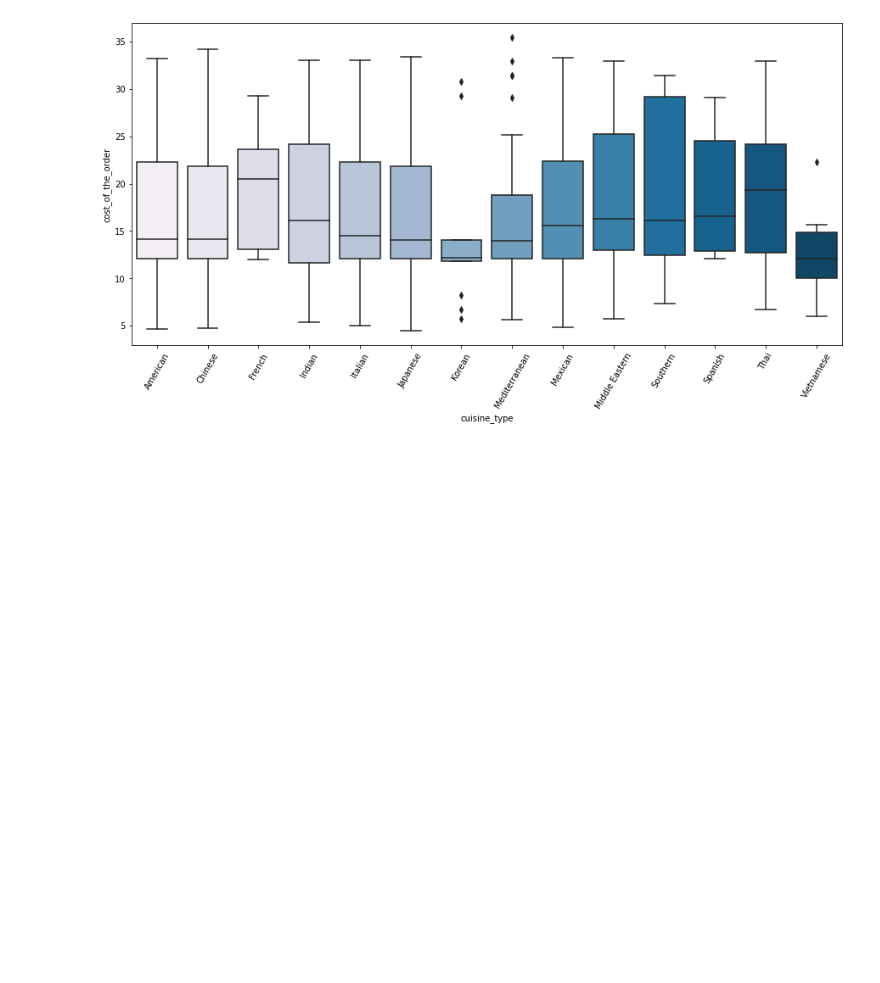
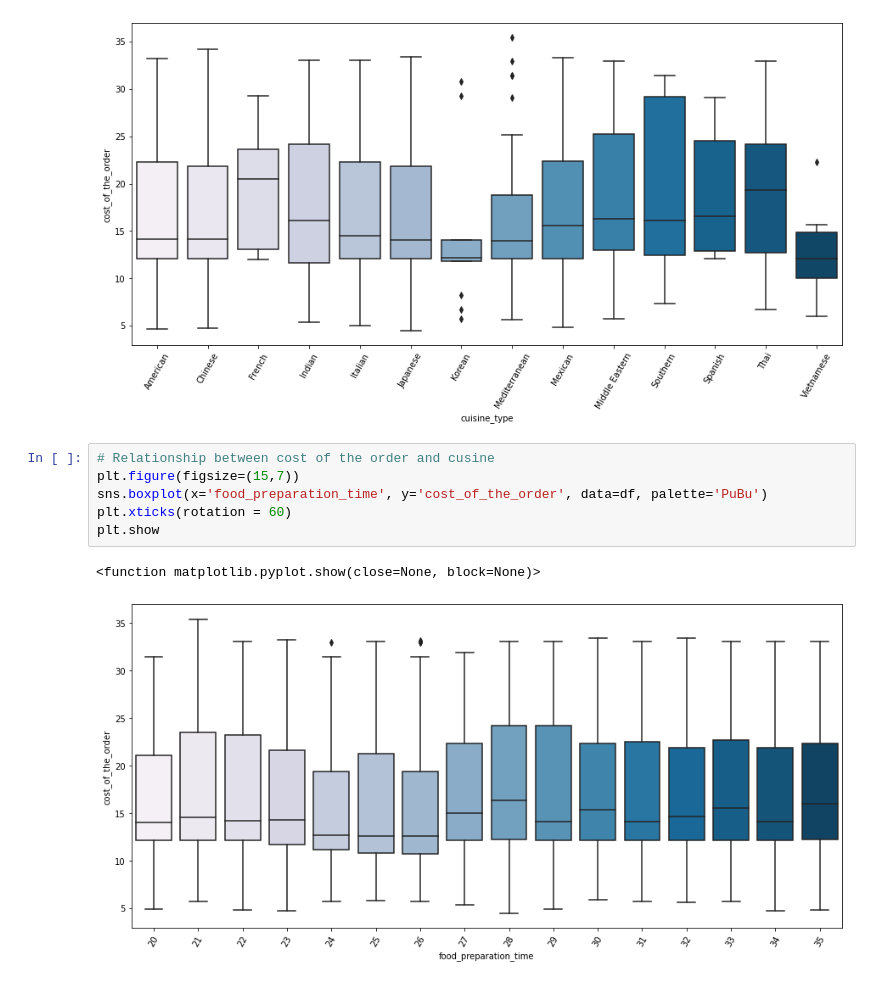
Before and after one commit to data-abdul/Data-Analysis-and-Visualization, a Jupyter notebook: 02 Data Analysis/EDA-FoodHub/FoodHub.ipynb, the cells around one changed output. Cells and saved outputs as stored; diff of their text form; blank space fills up the shorter version.

```diff
--- a/02 Data Analysis/EDA-FoodHub/FoodHub.ipynb
+++ b/02 Data Analysis/EDA-FoodHub/FoodHub.ipynb
@@ -315,3 +315,12 @@ plt.show
 # %% [output]
 <function matplotlib.pyplot.show(close=None, block=None)>
 [figure]
+# %%
+# Relationship between cost of the order and cusine
+plt.figure(figsize=(15,7))
+sns.boxplot(x='food_preparation_time', y='cost_of_the_order', data=df, palette='PuBu')
+plt.xticks(rotation = 60)
+plt.show
+# %% [output]
+<function matplotlib.pyplot.show(close=None, block=None)>
+[figure, added]
```
